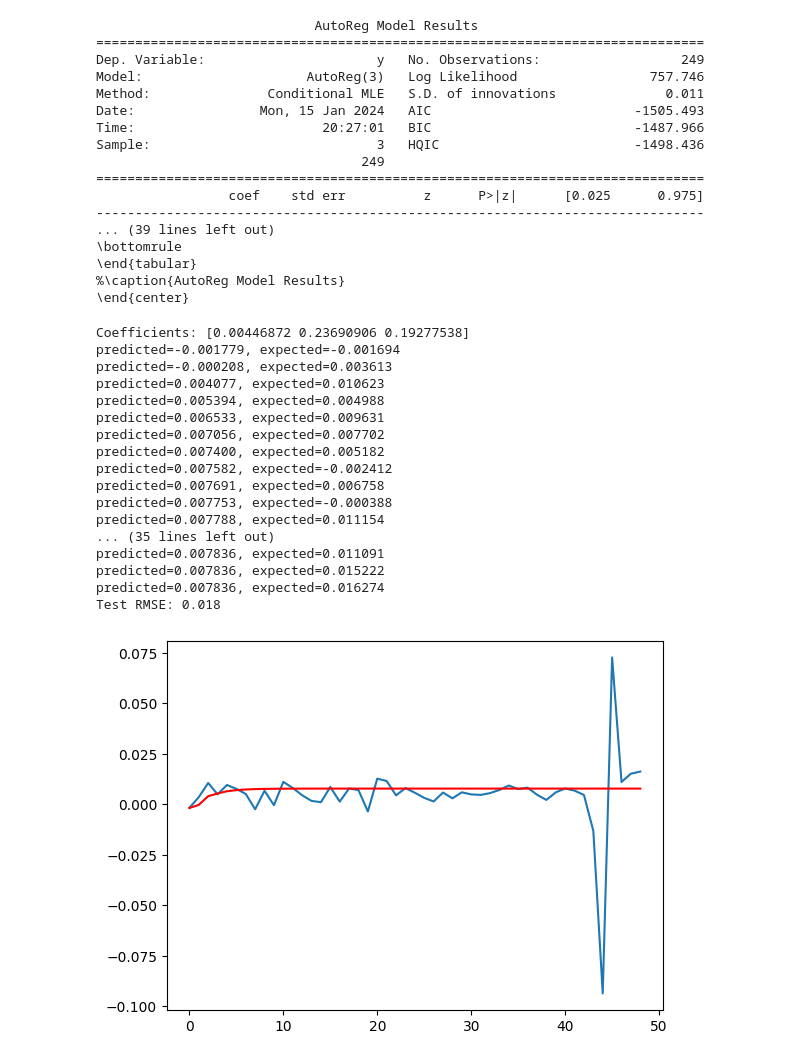
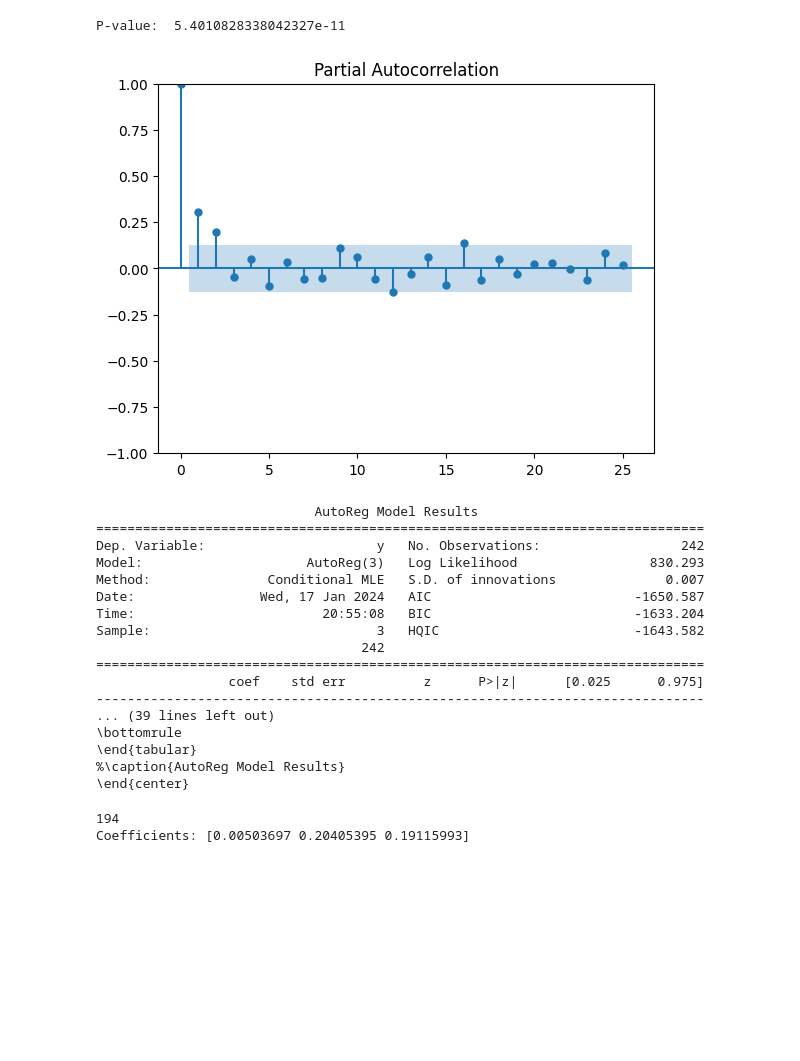
Before and after one commit to qh007/FYP, a Jupyter notebook: Time series model.ipynb, the cells around one changed output. Saved outputs shown, nothing was run; the diff lists cells and outputs as text; code cells hidden in the pictures; blank space fills up the shorter version.

```diff
--- a/Time series model.ipynb
+++ b/Time series model.ipynb
@@ -30,4 +47,17 @@ Text(0.5, 1.0, 'dlog(GDP)')
+# %%
+from statsmodels.tsa.stattools import adfuller
+df_stationarityTest = adfuller(GDP_transform[1:], autolag='AIC')
+print("P-value: ", df_stationarityTest[1])
+# reject null hypothesis and series is stationary
+
+from statsmodels.graphics.tsaplots import plot_pacf
+pacf = plot_pacf(GDP_transform[1:], lags=25)
+# suggesting AR(2) model
+# %% [output]
+P-value:  5.4010828338042327e-11
+[figure, added]
 # %%
+X = GDP_transform.values
 model1 = AutoReg(X[1:250], lags=3)
 res = model1.fit()
 print(res.summary())
@@ -37,13 +67,13 @@ print(res.summary().as_latex())
 # %% [output]
                             AutoReg Model Results
 ==============================================================================
-Dep. Variable:                      y   No. Observations:                  249
-Model:                     AutoReg(3)   Log Likelihood                 757.746
-Method:               Conditional MLE   S.D. of innovations              0.011
-Date:                Mon, 15 Jan 2024   AIC                          -1505.493
-Time:                        20:27:01   BIC                          -1487.966
-Sample:                             3   HQIC                         -1498.436
-                                  249
+Dep. Variable:                      y   No. Observations:                  242
+Model:                     AutoReg(3)   Log Likelihood                 830.293
+Method:               Conditional MLE   S.D. of innovations              0.007
+Date:                Wed, 17 Jan 2024   AIC                          -1650.587
+Time:                        20:55:08   BIC                          -1633.204
+Sample:                             3   HQIC                         -1643.582
+                                  242
 ==============================================================================
                  coef    std err          z      P>|z|      [0.025      0.975]
 ------------------------------------------------------------------------------
@@ -52,43 +82,14 @@ Sample:                             3   HQIC                         -1498.436
 \end{tabular}
 %\caption{AutoReg Model Results}
 \end{center}
-# %%
-# split dataset
-X = GDP_transform.values
-train, test = X[1:200], X[201:]
-
-# train autoregression
-model = AutoReg(train, lags=2)
-model_fit = model.fit()
-print('Coefficients: %s' % model_fit.params)
-
-# make predictions
-predictions = model_fit.predict(start=len(train), end=len(train)+len(test)-1, dynamic=False)
-for i in range(len(predictions)):
- print('predicted=%f, expected=%f' % (predictions[i], test[i]))
-rmse = sqrt(mean_squared_error(test, predictions))
-print('Test RMSE: %.3f' % rmse)
-
-# plot results
-pyplot.plot(test)
-pyplot.plot(predictions, color='red')
-pyplot.show()
-# %% [output]
-Coefficients: [0.00446872 0.23690906 0.19277538]
-predicted=-0.001779, expected=-0.001694
-predicted=-0.000208, expected=0.003613
-predicted=0.004077, expected=0.010623
-predicted=0.005394, expected=0.004988
-predicted=0.006533, expected=0.009631
-predicted=0.007056, expected=0.007702
-predicted=0.007400, expected=0.005182
-predicted=0.007582, expected=-0.002412
-predicted=0.007691, expected=0.006758
-predicted=0.007753, expected=-0.000388
-predicted=0.007788, expected=0.011154
-... (35 lines left out)
-predicted=0.007836, expected=0.011091
-predicted=0.007836, expected=0.015222
-predicted=0.007836, expected=0.016274
-Test RMSE: 0.018
-[figure, removed]
+# %%
+# split dataset
+train, test = X[1:int(len(X)*0.8)], X[int(len(X)*0.8)+1:]
+print(int(len(X)*0.8))
+# train autoregression
+model = AutoReg(train, lags=2)
+model_fit = model.fit()
+print('Coefficients: %s' % model_fit.params)
+# %% [output]
+194
+Coefficients: [0.00503697 0.20405395 0.19115993]
```
Also changed, not shown: parts of 3 cells of this notebook, 41 other files.
